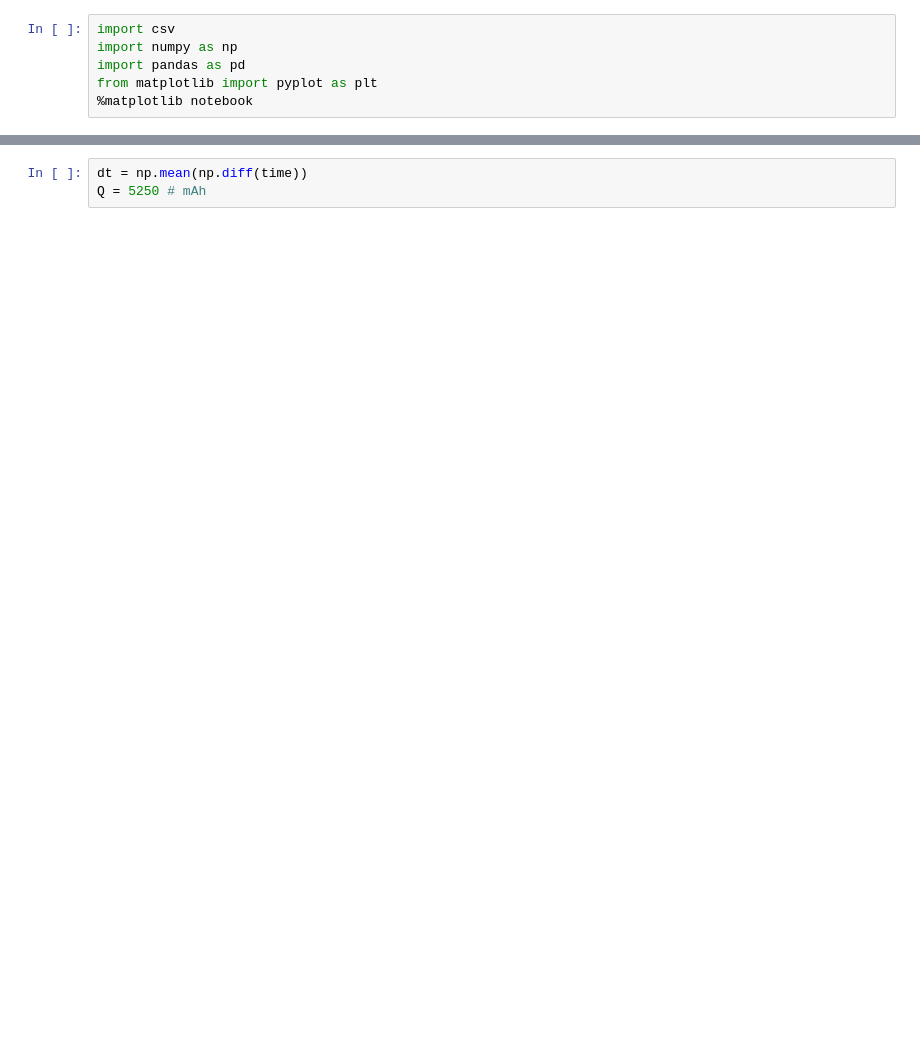
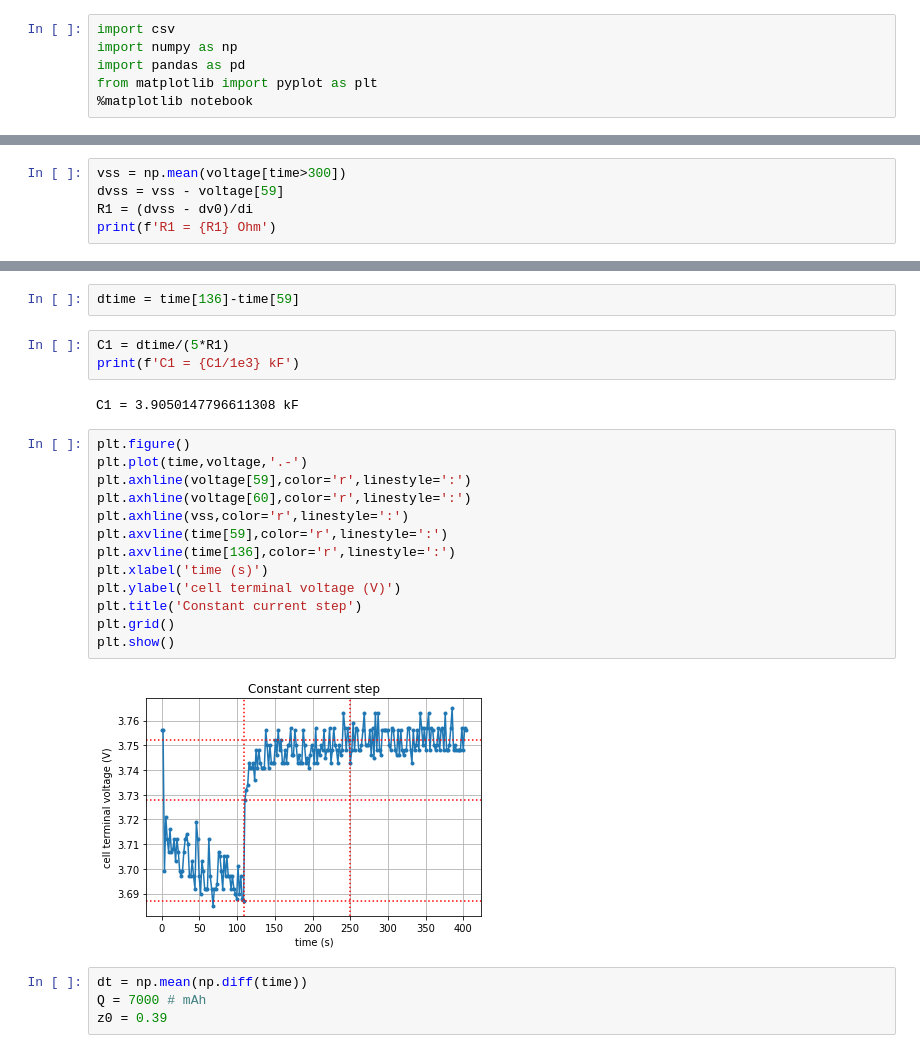
Before and after one commit to lucasschn/LogAnalysis, a Jupyter notebook: Battery/Equivalent Circuit Parameters Estimation.ipynb, the cells around one changed output, grey strips where cells are left out. Cells and saved outputs as stored; diff of their text form; blank space fills up the shorter version.

```diff
--- a/Battery/Equivalent Circuit Parameters Estimation.ipynb
+++ b/Battery/Equivalent Circuit Parameters Estimation.ipynb
@@ -12,0 +93,5 @@ voltage = df['value']/1e3
+# %%
+vss = np.mean(voltage[time>300])
+dvss = vss - voltage[59]
+R1 = (dvss - dv0)/di
+print(f'R1 = {R1} Ohm')
@@ -13,5 +111,28 @@ voltage = df['value']/1e3
+# %%
+dtime = time[136]-time[59]
+# %%
+C1 = dtime/(5*R1)
+print(f'C1 = {C1/1e3} kF')
+# %% [output]
+C1 = 3.9050147796611308 kF
+# %%
+plt.figure()
+plt.plot(time,voltage,'.-')
+plt.axhline(voltage[59],color='r',linestyle=':')
+plt.axhline(voltage[60],color='r',linestyle=':')
+plt.axhline(vss,color='r',linestyle=':')
+plt.axvline(time[59],color='r',linestyle=':')
+plt.axvline(time[136],color='r',linestyle=':')
+plt.xlabel('time (s)')
+plt.ylabel('cell terminal voltage (V)')
+plt.title('Constant current step')
+plt.grid()
+plt.show()
+# %% [output]
+[figure, added]
 # %%
 dt = np.mean(np.diff(time))
-Q = 5250 # mAh
+Q = 7000 # mAh
+z0 = 0.39
 # %%
 z = []
```
Also changed, not shown: parts of 13 cells of this notebook, 2 other files.
